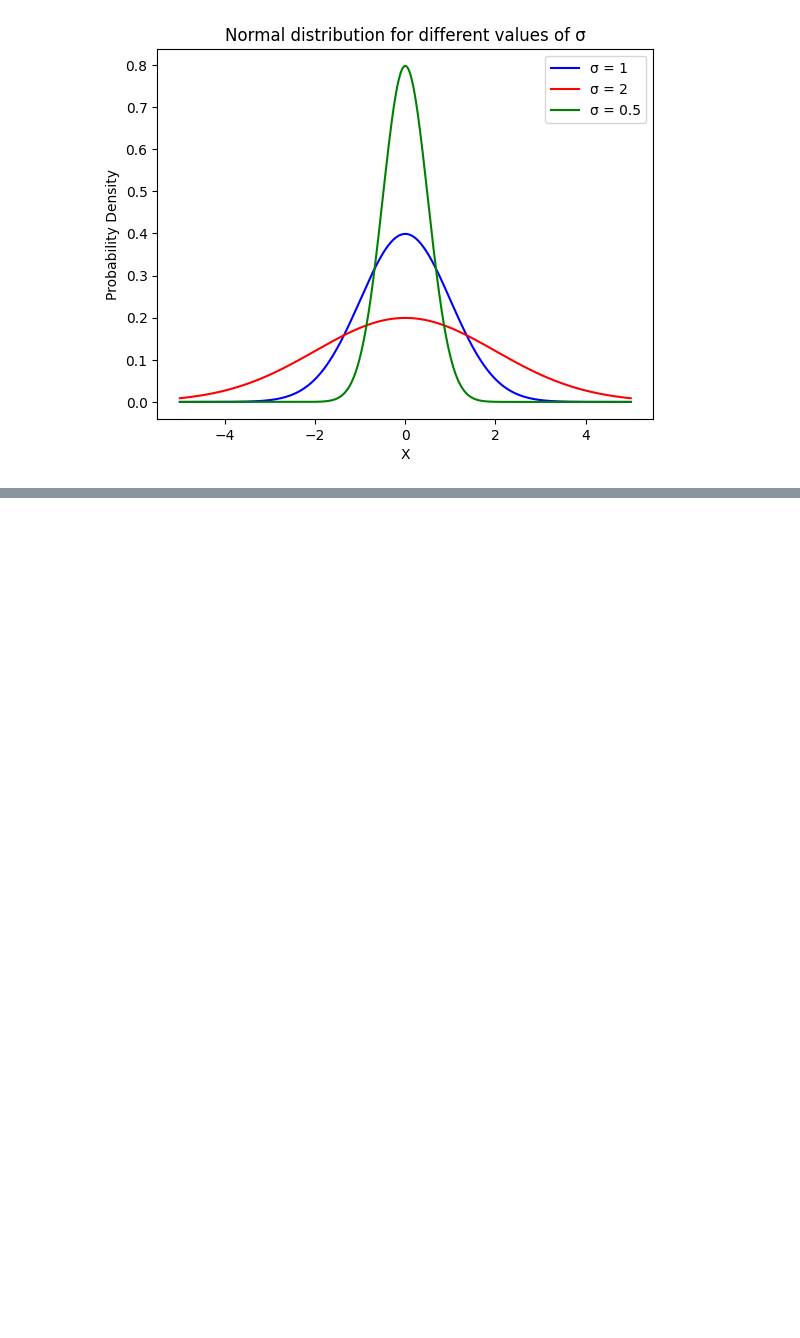
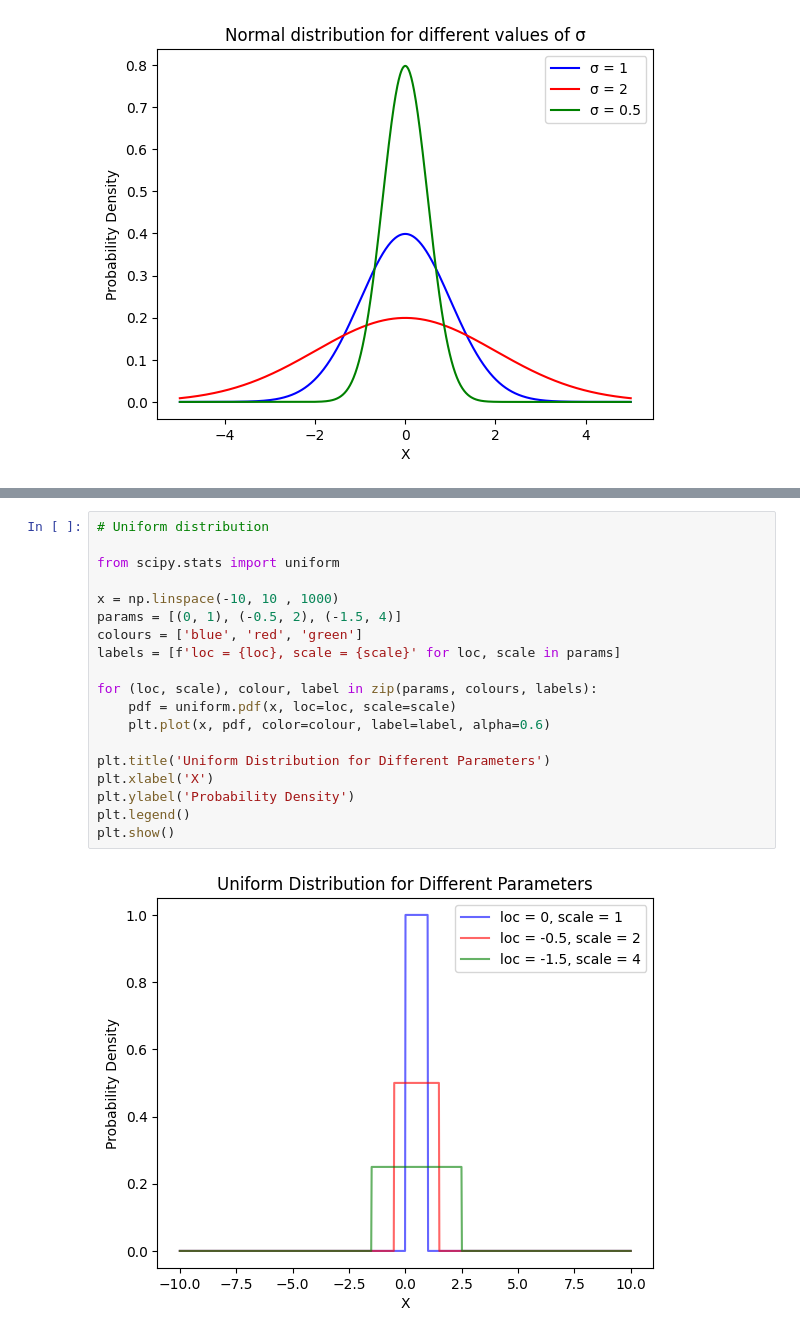
Before and after one commit to Sam-Arkle/CS5455, a Jupyter notebook: TiML_probability_distributions.ipynb, the cells around one changed output, grey strips where cells are left out. Drawn from its saved outputs; the diff is of its cells as text; blank space fills up the shorter version.

```diff
--- a/TiML_probability_distributions.ipynb
+++ b/TiML_probability_distributions.ipynb
@@ -139,0 +169,21 @@ plt.show()
+# %%
+# Uniform distribution
+
+from scipy.stats import uniform
+
+x = np.linspace(-10, 10 , 1000)
+params = [(0, 1), (-0.5, 2), (-1.5, 4)]
+colours = ['blue', 'red', 'green']
+labels = [f'loc = {loc}, scale = {scale}' for loc, scale in params]
+
+for (loc, scale), colour, label in zip(params, colours, labels):
+    pdf = uniform.pdf(x, loc=loc, scale=scale)
+    plt.plot(x, pdf, color=colour, label=label, alpha=0.6)
+
+plt.title('Uniform Distribution for Different Parameters')
+plt.xlabel('X')
+plt.ylabel('Probability Density')
+plt.legend()
+plt.show()
+# %% [output]
+[figure, added]
```
Also changed, not shown: parts of 1 cell of this notebook.
